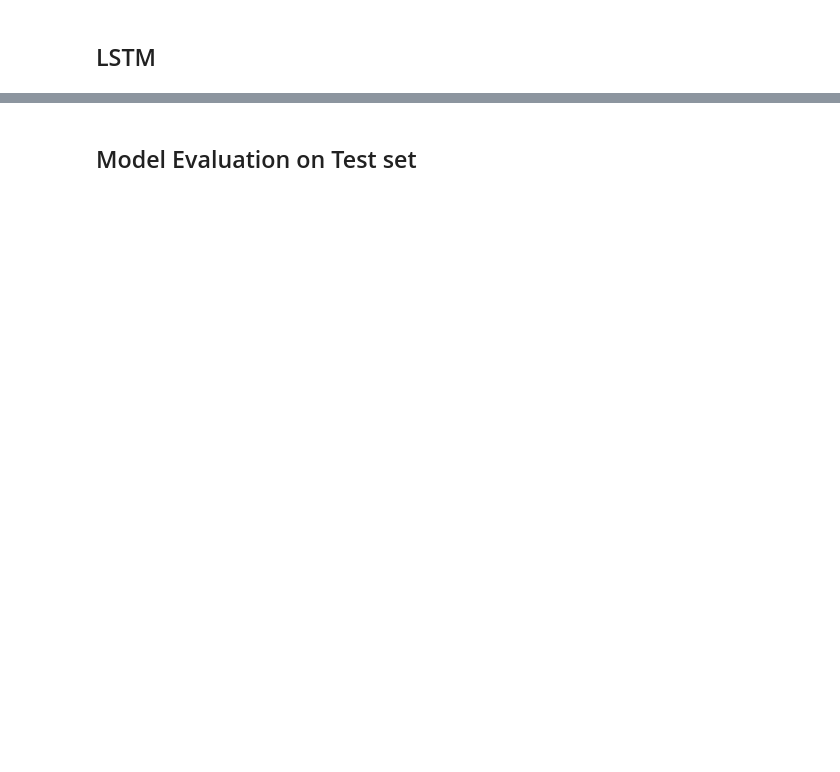
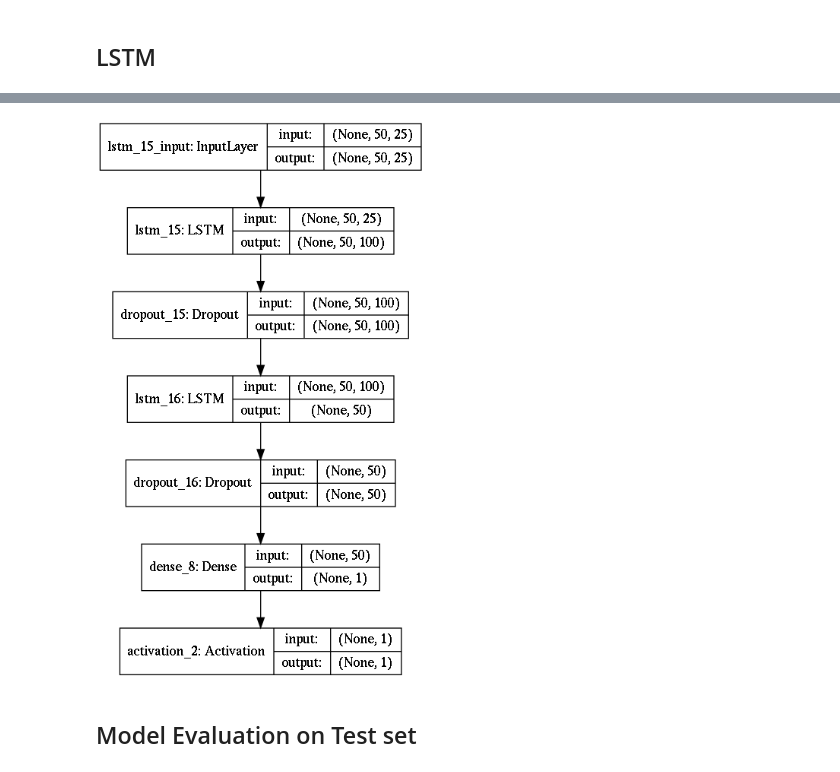
Before and after one commit to hperezblasco/mbit-tfm, a Jupyter notebook: src/notebook/Predictive_Maintenance_using_LSTM.ipynb, the cells around one changed output, grey strips where cells are left out. Saved outputs shown, nothing was run; the diff lists cells and outputs as text; code cells hidden in the pictures; blank space fills up the shorter version.

```diff
--- a/src/notebook/Predictive_Maintenance_using_LSTM.ipynb
+++ b/src/notebook/Predictive_Maintenance_using_LSTM.ipynb
@@ -475,7 +493,7 @@ model_path = 'regression_model.h5'
 ## Data Ingestion
 # %%
 # read training data - It is the aircraft engine run-to-failure data.
-train_df = pd.read_csv('PM_train.txt', sep=" ", header=None)
+train_df = pd.read_csv('../../dataset/PM_train.txt', sep=" ", header=None)
 train_df.drop(train_df.columns[[26, 27]], axis=1, inplace=True)
 train_df.columns = ['id', 'cycle', 'setting1', 'setting2', 'setting3', 's1', 's2', 's3',
                      's4', 's5', 's6', 's7', 's8', 's9', 's10', 's11', 's12', 's13', 's14',
@@ -484,14 +502,14 @@ train_df.columns = ['id', 'cycle', 'setting1', 'setting2', 'setting3', 's1', 's2
 train_df = train_df.sort_values(['id','cycle'])
 
 # read test data - It is the aircraft engine operating data without failure events recorded.
-test_df = pd.read_csv('PM_test.txt', sep=" ", header=None)
+test_df = pd.read_csv('../../dataset/PM_test.txt', sep=" ", header=None)
 test_df.drop(test_df.columns[[26, 27]], axis=1, inplace=True)
 test_df.columns = ['id', 'cycle', 'setting1', 'setting2', 'setting3', 's1', 's2', 's3',
                      's4', 's5', 's6', 's7', 's8', 's9', 's10', 's11', 's12', 's13', 's14',
                      's15', 's16', 's17', 's18', 's19', 's20', 's21']
 
 # read ground truth data - It contains the information of true remaining cycles for each engine in the testing data.
-truth_df = pd.read_csv('PM_truth.txt', sep=" ", header=None)
+truth_df = pd.read_csv('../../dataset/PM_truth.txt', sep=" ", header=None)
 truth_df.drop(truth_df.columns[[1]], axis=1, inplace=True)
 # %% [markdown]
 ## Data Preprocessing
@@ -678,3 +737,8 @@ print(history.history.keys())
+# %%
+from keras.utils import plot_model
+plot_model(model, show_shapes=True, to_file='lstm-regression.png')
+# %% [output]
+[figure, added]
 # %% [markdown]
 ## Model Evaluation on Test set
 # %%
```
Also changed, not shown: parts of 14 cells of this notebook, 39 other files.
